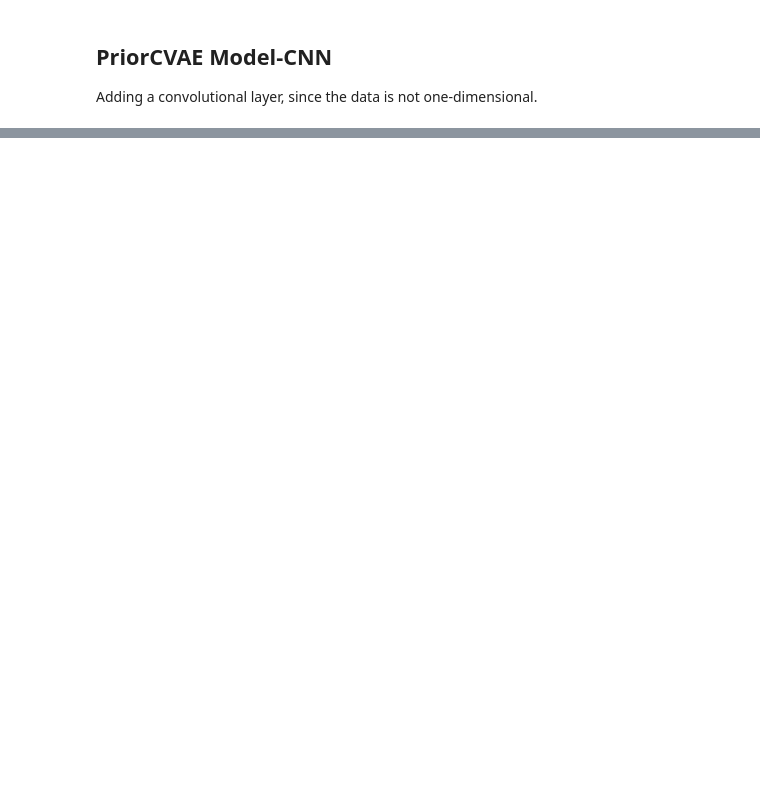
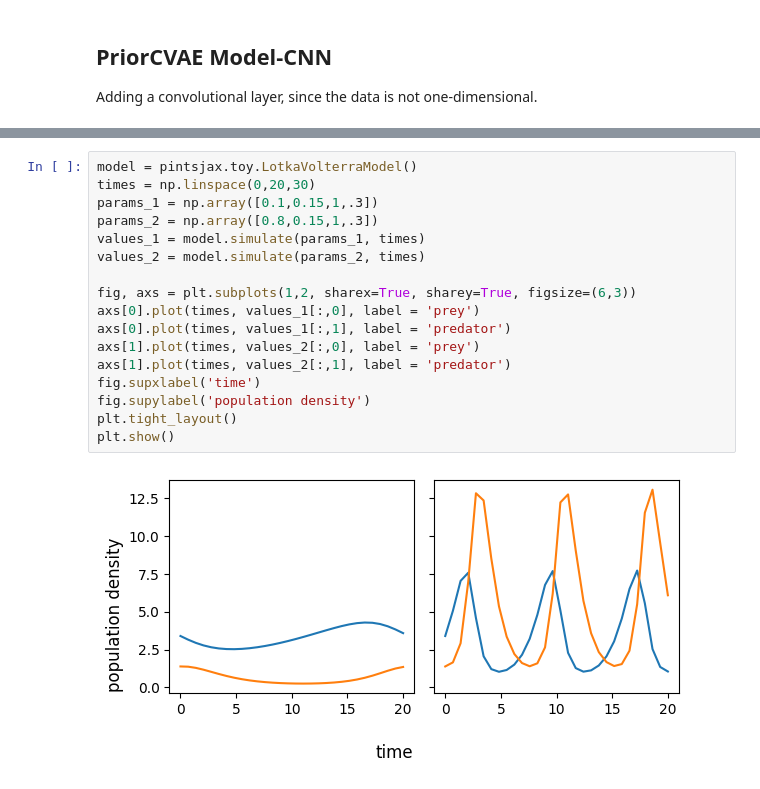
Before and after one commit to hltlovespeach/PINTS_priorCVAE, a Jupyter notebook: vae_LV.ipynb, the cells around one changed output, grey strips where cells are left out. Drawn from its saved outputs; the diff is of its cells as text; blank space fills up the shorter version.

```diff
--- a/vae_LV.ipynb
+++ b/vae_LV.ipynb
@@ -187,0 +147,19 @@ plt.show()
+# %%
+model = pintsjax.toy.LotkaVolterraModel()
+times = np.linspace(0,20,30)
+params_1 = np.array([0.1,0.15,1,.3])
+params_2 = np.array([0.8,0.15,1,.3])
+values_1 = model.simulate(params_1, times)
+values_2 = model.simulate(params_2, times)
+
+fig, axs = plt.subplots(1,2, sharex=True, sharey=True, figsize=(6,3))
+axs[0].plot(times, values_1[:,0], label = 'prey')
+axs[0].plot(times, values_1[:,1], label = 'predator')
+axs[1].plot(times, values_2[:,0], label = 'prey')
+axs[1].plot(times, values_2[:,1], label = 'predator')
+fig.supxlabel('time')
+fig.supylabel('population density')
+plt.tight_layout()
+plt.show()
+# %% [output]
+[figure, added]
```
Also changed, not shown: parts of 17 cells of this notebook.
